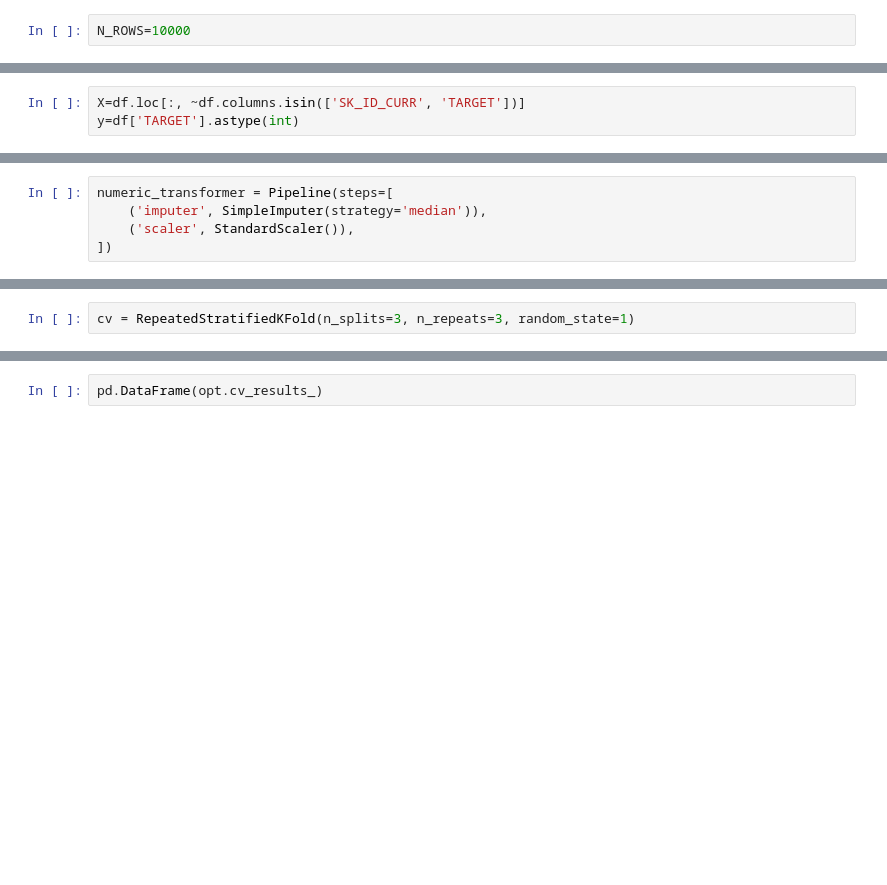
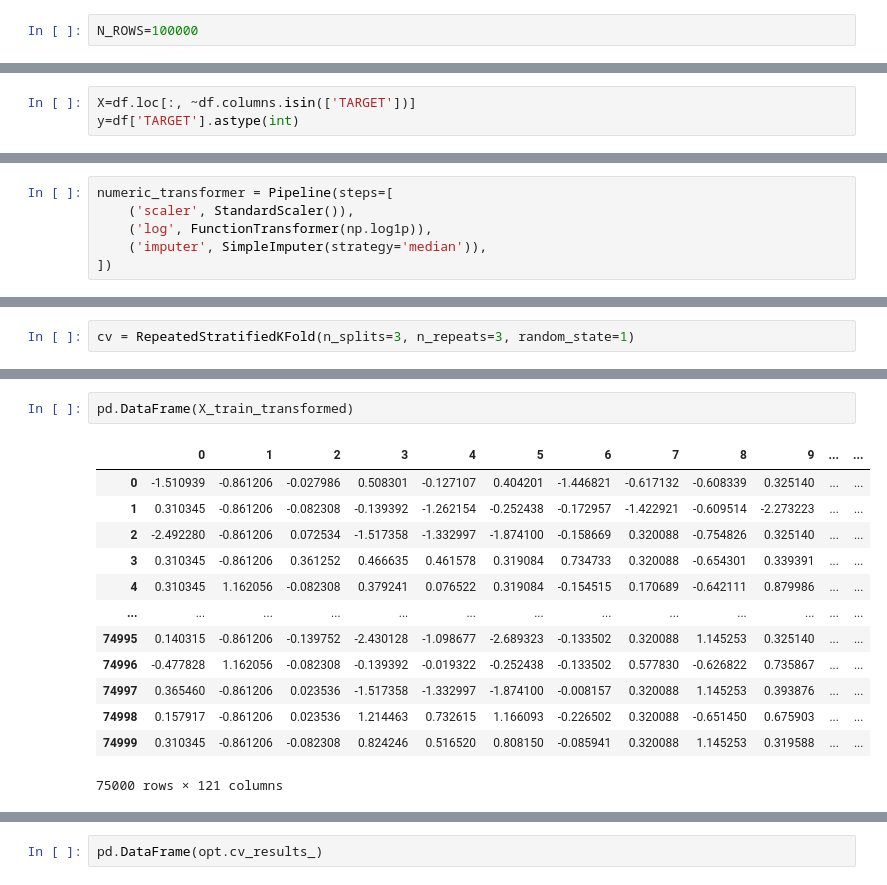
Before and after one commit to benturner993/home-credit-default-risk, a Jupyter notebook: submission.ipynb, the cells around one changed output, grey strips where cells are left out. Cells and saved outputs as stored; diff of their text form; blank space fills up the shorter version.

```diff
--- a/submission.ipynb
+++ b/submission.ipynb
@@ -14,7 +16,7 @@ from sklearn.preprocessing import StandardScaler
 from sklearn.compose import ColumnTransformer
 from sklearn.metrics import roc_auc_score
 # %%
-N_ROWS=10000
+N_ROWS=100000
 # %%
 df=pd.read_csv('data/application_train.csv', nrows=N_ROWS)
 # %%
@@ -28,7 +30,7 @@ df.head(5)
 | 4 | 100007 | 0 | Cash loans | M | N | Y | 0 | ... |
 5 rows × 122 columns
 # %%
-X=df.loc[:, ~df.columns.isin(['SK_ID_CURR', 'TARGET'])]
+X=df.loc[:, ~df.columns.isin(['TARGET'])]
 y=df['TARGET'].astype(int)
 # %%
 # using the train test split function
@@ -47,6 +49,7 @@ categorical_transformer = Pipeline(steps=[
 ])
 # %%
 numeric_transformer = Pipeline(steps=[
+    ('scaler', StandardScaler()),
+    ('log', FunctionTransformer(np.log1p)),
     ('imputer', SimpleImputer(strategy='median')),
-    ('scaler', StandardScaler()),
 ])
@@ -102,3 +135,19 @@ X_test_transformed=pipe.transform(X_test)
+# %%
+pd.DataFrame(X_train_transformed)
+# %% [output]
+|  | 0 | 1 | 2 | 3 | 4 | 5 | 6 | 7 | 8 | 9 | ... | ... |
+| 0 | -1.510939 | -0.861206 | -0.027986 | 0.508301 | -0.127107 | 0.404201 | -1.446821 | -0.617132 | -0.608339 | 0.325140 | ... | ... |
+| 1 | 0.310345 | -0.861206 | -0.082308 | -0.139392 | -1.262154 | -0.252438 | -0.172957 | -1.422921 | -0.609514 | -2.273223 | ... | ... |
+| 2 | -2.492280 | -0.861206 | 0.072534 | -1.517358 | -1.332997 | -1.874100 | -0.158669 | 0.320088 | -0.754826 | 0.325140 | ... | ... |
+| 3 | 0.310345 | -0.861206 | 0.361252 | 0.466635 | 0.461578 | 0.319084 | 0.734733 | 0.320088 | -0.654301 | 0.339391 | ... | ... |
+| 4 | 0.310345 | 1.162056 | -0.082308 | 0.379241 | 0.076522 | 0.319084 | -0.154515 | 0.170689 | -0.642111 | 0.879986 | ... | ... |
+| ... | ... | ... | ... | ... | ... | ... | ... | ... | ... | ... | ... | ... |
+| 74995 | 0.140315 | -0.861206 | -0.139752 | -2.430128 | -1.098677 | -2.689323 | -0.133502 | 0.320088 | 1.145253 | 0.325140 | ... | ... |
+| 74996 | -0.477828 | 1.162056 | -0.082308 | -0.139392 | -0.019322 | -0.252438 | -0.133502 | 0.577830 | -0.626822 | 0.735867 | ... | ... |
+| 74997 | 0.365460 | -0.861206 | 0.023536 | -1.517358 | -1.332997 | -1.874100 | -0.008157 | 0.320088 | 1.145253 | 0.393876 | ... | ... |
+| 74998 | 0.157917 | -0.861206 | 0.023536 | 1.214463 | 0.732615 | 1.166093 | -0.226502 | 0.320088 | -0.651450 | 0.675903 | ... | ... |
+| 74999 | 0.310345 | -0.861206 | -0.082308 | 0.824246 | 0.516520 | 0.808150 | -0.085941 | 0.320088 | 1.145253 | 0.319588 | ... | ... |
+75000 rows × 121 columns
 # %%
 opt.fit(X_train_transformed, y_train)
 # %% [output]
```
Also changed, not shown: parts of 7 cells of this notebook, 1 other file.
